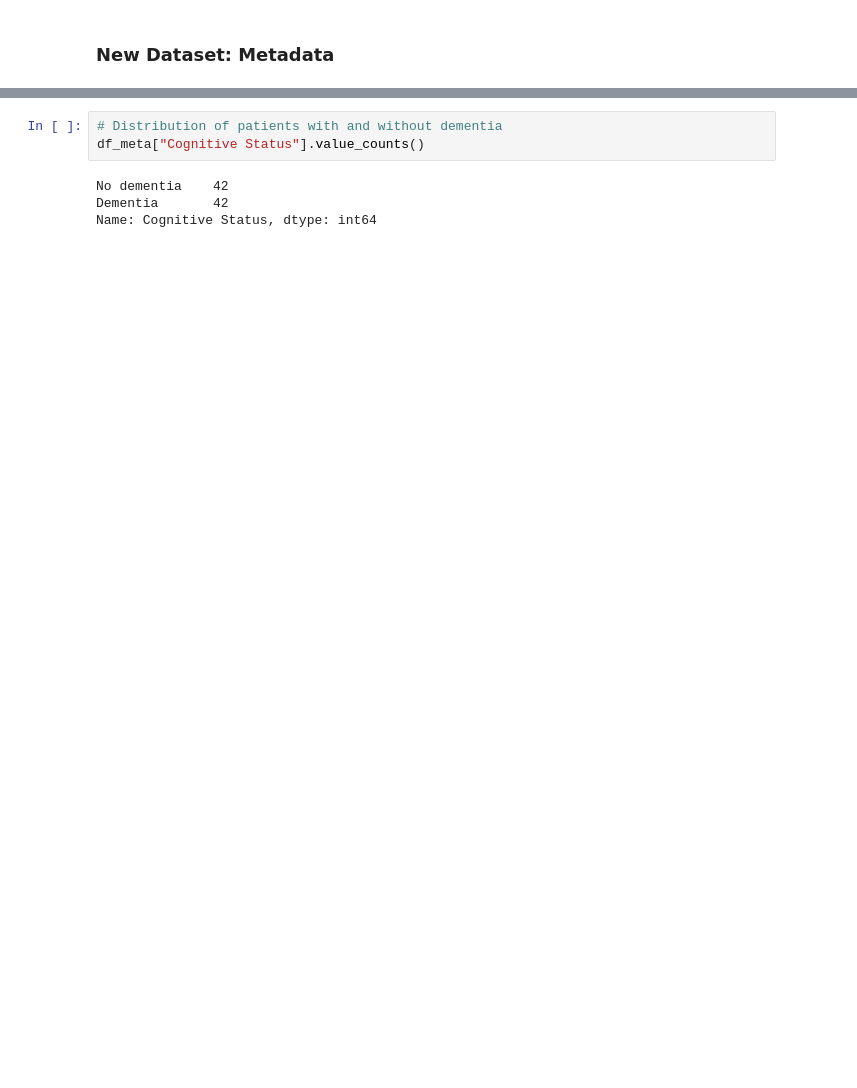
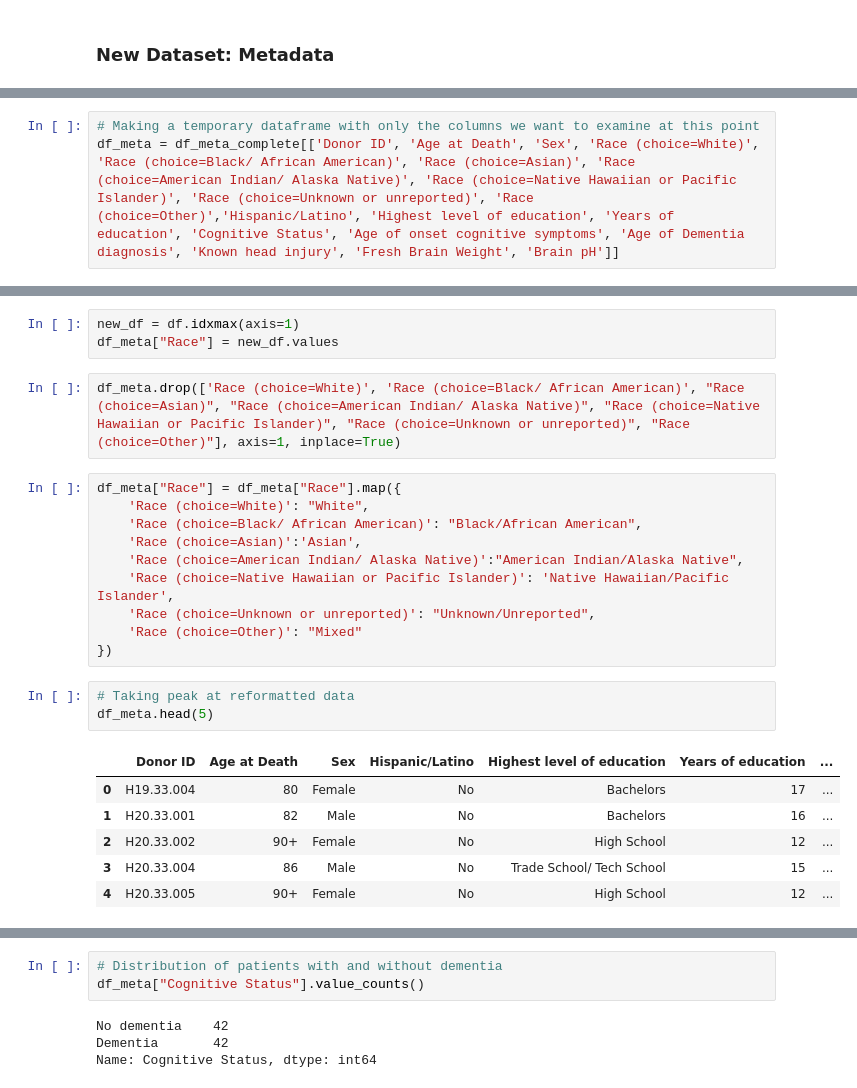
Before and after one commit to marisalong/marisalong.github.io, a Jupyter notebook: DataSciMilestone02.ipynb, the cells around one changed output, grey strips where cells are left out. Cells and saved outputs as stored; diff of their text form; blank space fills up the shorter version.

```diff
--- a/DataSciMilestone02.ipynb
+++ b/DataSciMilestone02.ipynb
@@ -276,0 +271,3 @@ df_meta.head()
+# %%
+# Making a temporary dataframe with only the columns we want to examine at this point
+df_meta = df_meta_complete[['Donor ID', 'Age at Death', 'Sex', 'Race (choice=White)', 'Race (choice=Black/ African American)', 'Race (choice=Asian)', 'Race (choice=American Indian/ Alaska Native)', 'Race (choice=Native Hawaiian or Pacific Islander)', 'Race (choice=Unknown or unreported)', 'Race (choice=Other)','Hispanic/Latino', 'Highest level of education', 'Years of education', 'Cognitive Status', 'Age of onset cognitive symptoms', 'Age of Dementia diagnosis', 'Known head injury', 'Fresh Brain Weight', 'Brain pH']]
@@ -277,2 +307,27 @@ df_meta.head()
+# %%
+new_df = df.idxmax(axis=1)
+df_meta["Race"] = new_df.values
+# %%
+df_meta.drop(['Race (choice=White)', 'Race (choice=Black/ African American)', "Race (choice=Asian)", "Race (choice=American Indian/ Alaska Native)", "Race (choice=Native Hawaiian or Pacific Islander)", "Race (choice=Unknown or unreported)", "Race (choice=Other)"], axis=1, inplace=True)
+# %%
+df_meta["Race"] = df_meta["Race"].map({
+    'Race (choice=White)': "White",
+    'Race (choice=Black/ African American)': "Black/African American",
+    'Race (choice=Asian)':'Asian',
+    'Race (choice=American Indian/ Alaska Native)':"American Indian/Alaska Native",
+    'Race (choice=Native Hawaiian or Pacific Islander)': 'Native Hawaiian/Pacific Islander',
+    'Race (choice=Unknown or unreported)': "Unknown/Unreported",
+    'Race (choice=Other)': "Mixed"
+})
+# %%
+# Taking peak at reformatted data
+df_meta.head(5)
+# %% [output]
+|  | Donor ID | Age at Death | Sex | Hispanic/Latino | Highest level of education | Years of education | ... |
+| 0 | H19.33.004 | 80 | Female | No | Bachelors | 17 | ... |
+| 1 | H20.33.001 | 82 | Male | No | Bachelors | 16 | ... |
+| 2 | H20.33.002 | 90+ | Female | No | High School | 12 | ... |
+| 3 | H20.33.004 | 86 | Male | No | Trade School/ Tech School | 15 | ... |
+| 4 | H20.33.005 | 90+ | Female | No | High School | 12 | ... |
 # %%
 # Checking the datatypes
```
Also changed, not shown: parts of 32 cells of this notebook.
